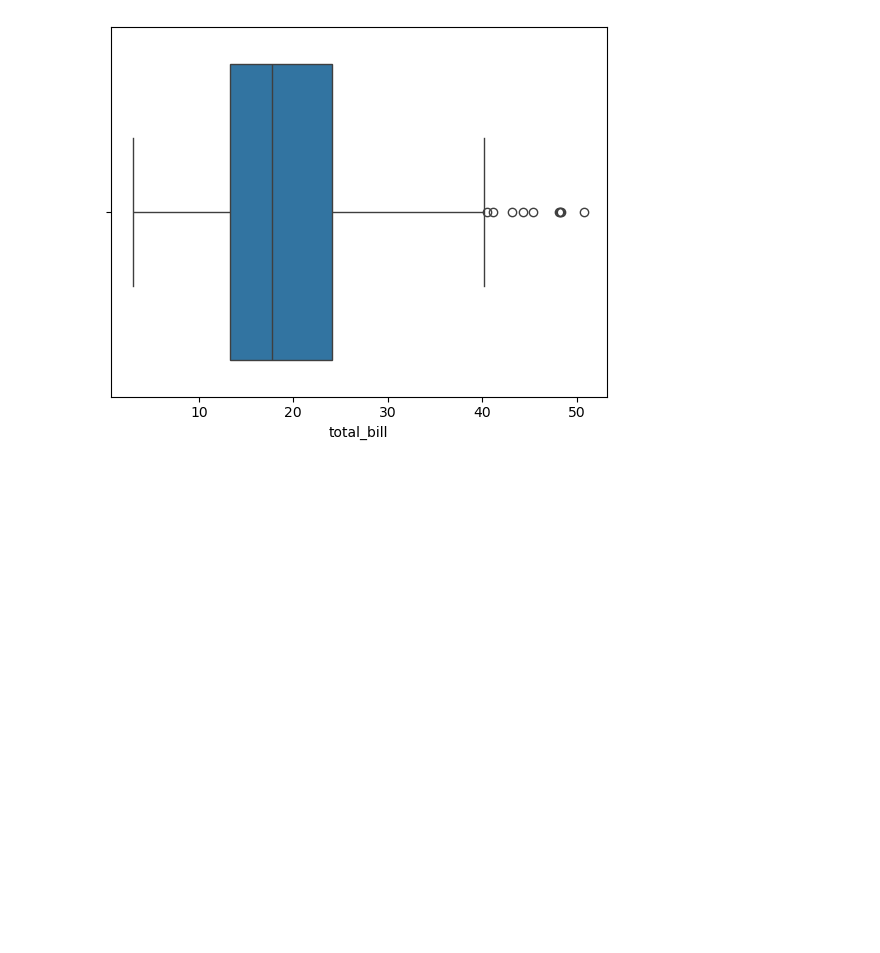
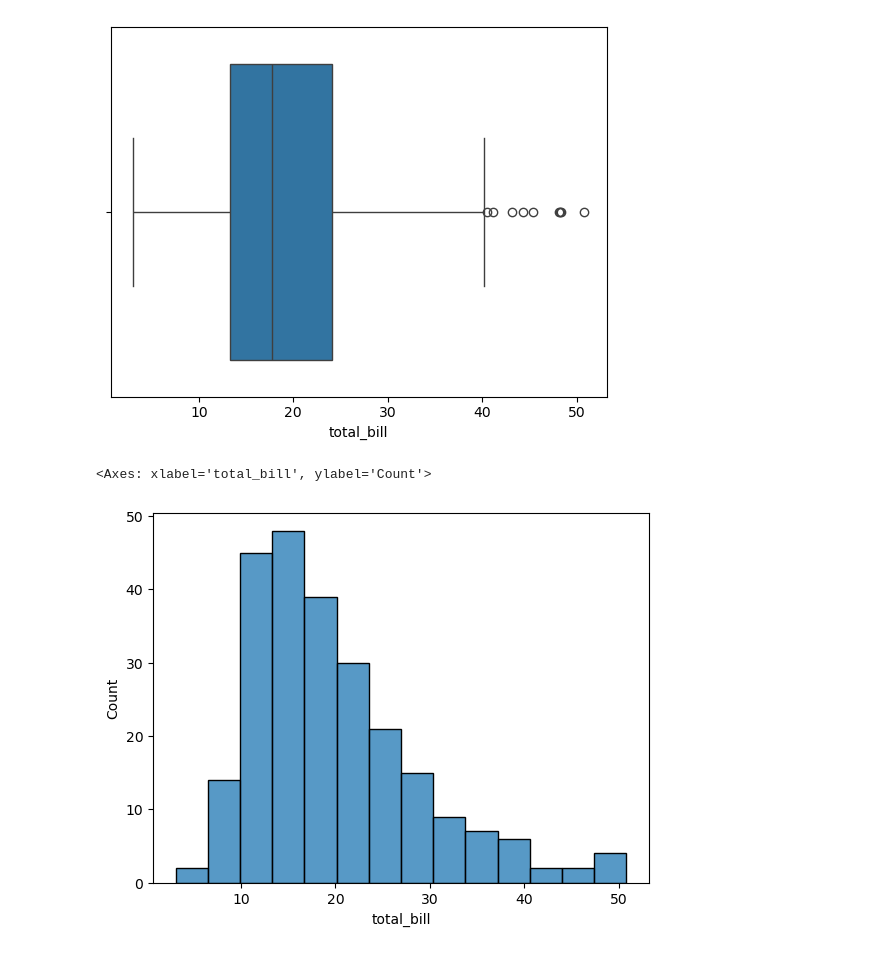
Before and after one commit to aksa106/Data-Analysis-with-Python, a Jupyter notebook: Pandas/StatsPractice.ipynb, the cells around one changed output. Drawn from its saved outputs; the diff is of its cells as text; code cells hidden in the pictures; blank space fills up the shorter version.

```diff
--- a/Pandas/StatsPractice.ipynb
+++ b/Pandas/StatsPractice.ipynb
@@ -174,0 +177,9 @@ sns.boxplot(x=tips["total_bill"])
+# %%
+import seaborn as sns
+
+tips = sns.load_dataset("tips")
+
+sns.histplot(tips["total_bill"])
+# %% [output]
+<Axes: xlabel='total_bill', ylabel='Count'>
+[figure, added]
```
Also changed, not shown: parts of 1 cell of this notebook.
